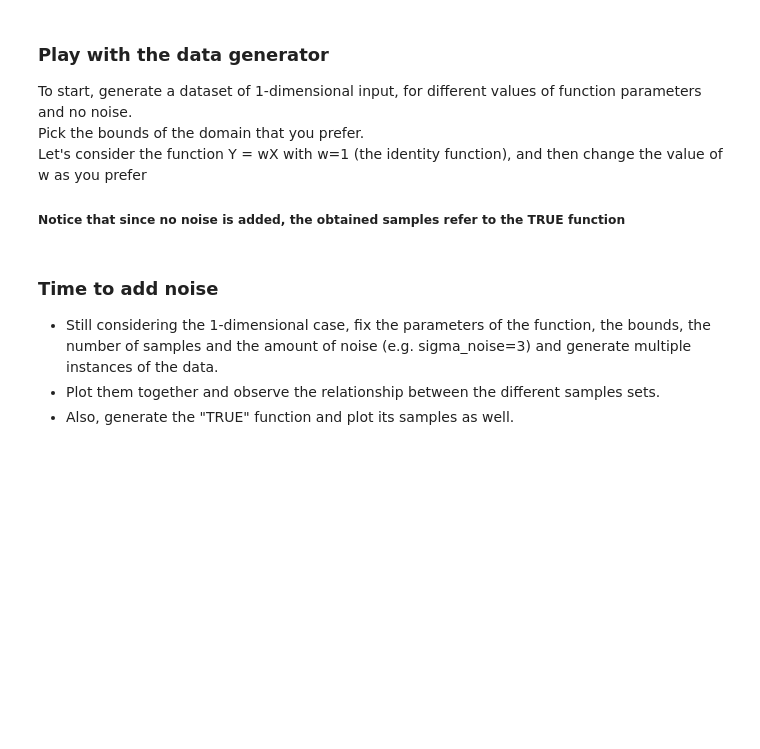
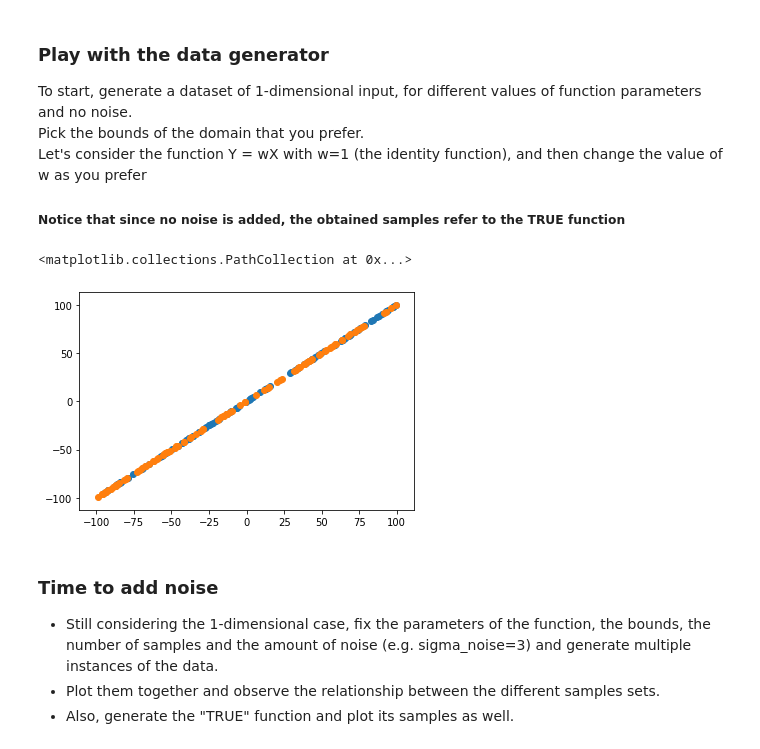
Before and after one commit to mosemb/MachineLearningAssignments, a Jupyter notebook: 01_DataGeneration.ipynb, the cells around one changed output. Cells and saved outputs as stored; diff of their text form; code cells hidden in the pictures; blank space fills up the shorter version.

```diff
--- a/01_DataGeneration.ipynb
+++ b/01_DataGeneration.ipynb
@@ -43,20 +43,25 @@ To start, generate a dataset of 1-dimensional input, for different values of fun
 # %%
 w = np.array([1]).transpose()
 D = 1
 w.shape = (D,1)
 low_D = np.array([-100])
 high_D = np.array([100])
 
-n = 10
+n = 100
 X, Y = linearRegrFunction(n, D, low_D, high_D, w, 0)
 
 plt.scatter(X, Y)
 
 # TRY WITH FURTHER SAMPLINGS, VISUALIZE THE OBTAINED POINTS ON THE SAME PLOT AND OBSERVE WHAT HAPPENS
-X1, Y1 = ...
-plt.scatter(...)
+X1, Y1 = linearRegrFunction(n, D, low_D, high_D, w, 0)
+plt.scatter(X1,Y1)
 
 # WHAT HAPPENS WHEN YOU CHANGE THE AMOUNT OF POINTS?
+#Basically when i change the number of points, they form kind of a straight line, with each point being close
+# to each other. Though distintcly you can tell the difference between the two samplings.
+# %% [output]
+<matplotlib.collections.PathCollection at 0x...>
+[figure, added]
 # %% [markdown]
 ### Time to add noise
 
```
Also changed, not shown: parts of 6 cells of this notebook.
